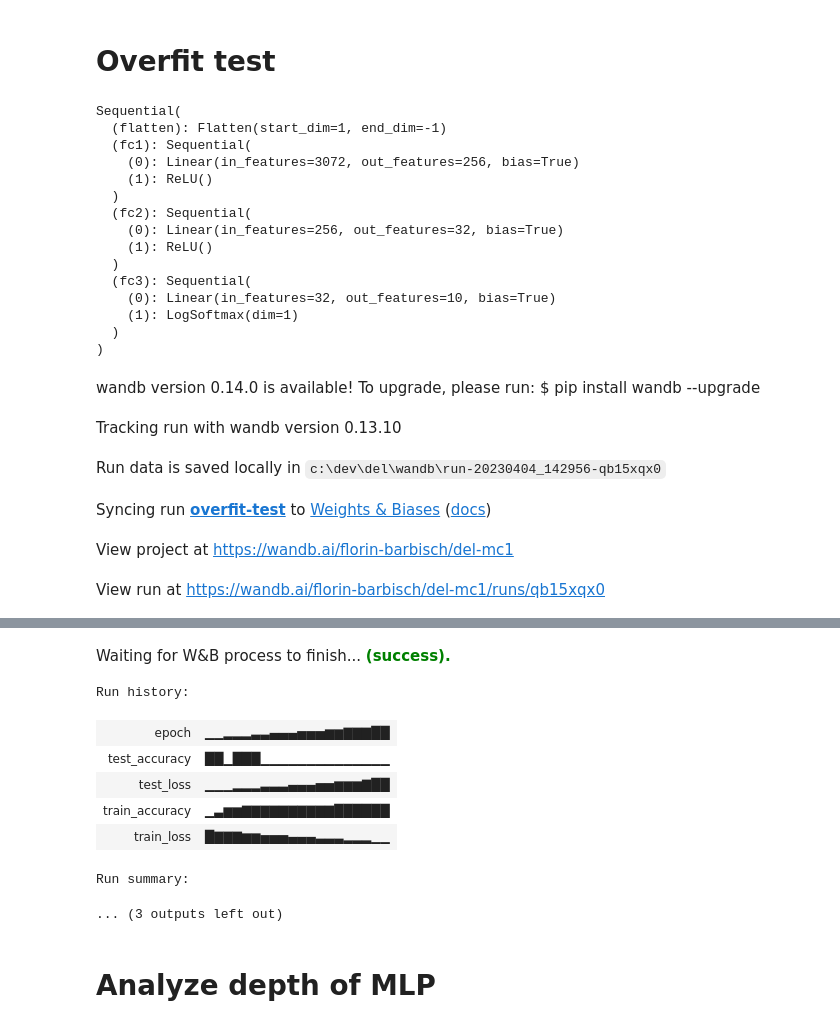
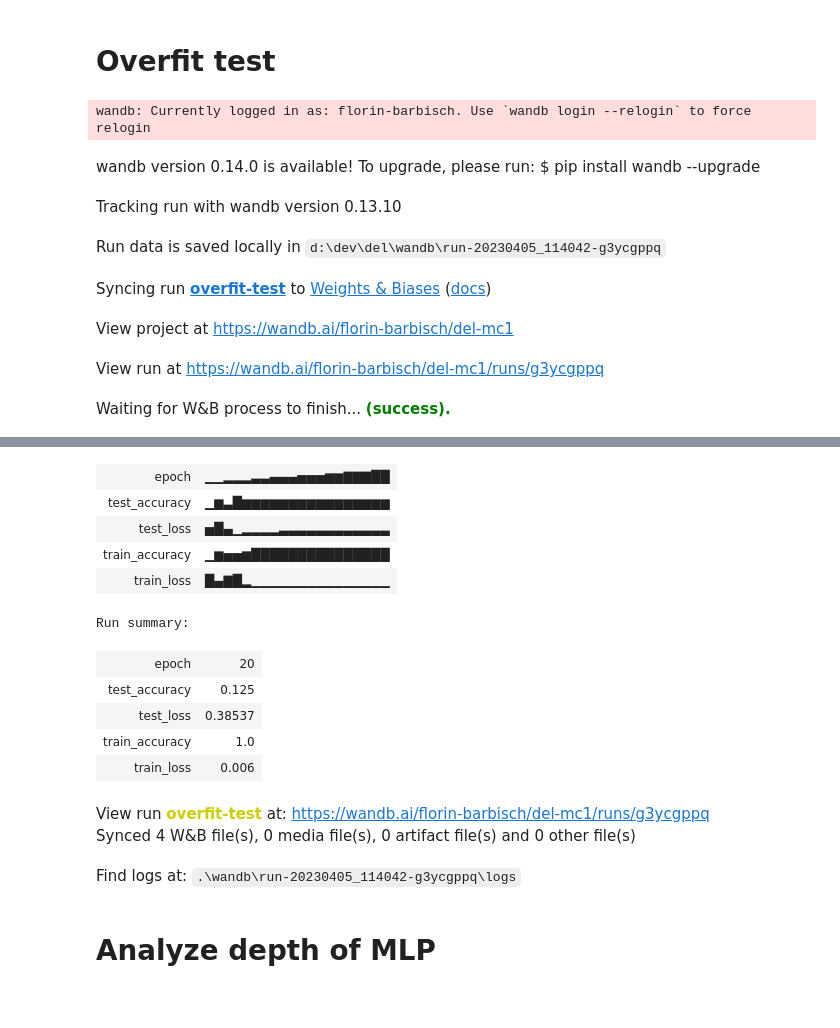
Before and after one commit to florinbarbisch/del, a Jupyter notebook: mc1.ipynb, the cells around one changed output, grey strips where cells are left out. Cells and saved outputs as stored; diff of their text form; code cells hidden in the pictures.

```diff
--- a/mc1.ipynb
+++ b/mc1.ipynb
@@ -346,7 +344,7 @@ def train(model, train_loader, device, optimizer, criterion, epoch, classes):
 
         accuracy.update(output, target)
 
-        if batch_idx % 100 == 0:
+        if batch_idx % 100 == 0 and False:
             print('Train Epoch: {} [{}/{} ({:.0f}%)]\tLoss: {:.6f}'.format(
                 epoch, batch_idx * len(data), len(train_loader.dataset),
                 100. * batch_idx / len(train_loader), loss.item()))
@@ -381,9 +379,7 @@ def test(model, test_loader, device, criterion, classes):
 
     return { "test_accuracy": accuracy.compute(), "test_loss": test_loss}
 # %%
-import random
-
-def train_and_eval_model(run_name, model, train_loader, test_loader, optimizer, criterion, batch_size=16, epochs=10, lr=0.1, cuda=True, seed=42):
+def train_and_eval_model(run_name, model, train_loader=train_32, test_loader=test_32, optimizer=None, criterion=nn.CrossEntropyLoss(), batch_size=32, epochs=50, lr=0.1, weights_init="He", cuda=True, seed=42):
     config = {
                 "batch_size": batch_size,
                 "epochs": epochs,
@@ -396,8 +392,16 @@ def train_and_eval_model(run_name, model, train_loader, test_loader, optimizer,
     torch.manual_seed(seed)
     random.seed(seed)
     np.random.seed(seed)
-    torch.use_deterministic_algorithms(True)
 
+    # init optimizer
+    if optimizer is None:
+        optimizer = optim.SGD(model.parameters(), lr=lr)
+
+    # init weights
+    if weights_init == "He":
+        init_weights(model)
+    else:
+        print("WARNING: Weights not initialized")
 
     with wandb.init(entity="florin-barbisch",
                     project="del-mc1",
@@ -407,7 +411,6 @@ def train_and_eval_model(run_name, model, train_loader, test_loader, optimizer,
         if config["cuda"] & use_cuda != config["cuda"]:
             print("WARNING: You don't have a CUDA device, so you are running on CPU.")
         device = torch.device("cuda" if use_cuda else "cpu")
-        #kwargs = {'num_workers': 1, 'pin_memory': True} if use_cuda else {}
 
         model.to(device)
 
@@ -421,7 +424,7 @@ def train_and_eval_model(run_name, model, train_loader, test_loader, optimizer,
 # Overfit test
 # %%
 def SmallMLP():
-    model = nn.Sequential(
+    return nn.Sequential(
         OrderedDict([
         ('flatten', nn.Flatten()),
         ('fc1', nn.Sequential(nn.Linear(32 * 32 * 3, 256), nn.ReLU())),
@@ -429,13 +432,9 @@ def SmallMLP():
         ('fc3', nn.Sequential(nn.Linear(32, 10), nn.LogSoftmax(dim=1)))
         ])
     )
-    # initialize weights using he_normal
-    for m in model.modules():
-        if isinstance(m, nn.Linear):
-            torch.nn.init.kaiming_normal_(m.weight)
+
 
 model = SmallMLP()
-lr = 0.01
 batch_size = 16
 
 overfit_train_loader = torch.utils.data.DataLoader(
@@ -446,28 +445,13 @@ overfit_test_loader = torch.utils.data.DataLoader(
     torch.utils.data.TensorDataset(test_images[:batch_size], test_labels[:batch_size]),
     batch_size=batch_size)
 
-optimizer = optim.SGD(model.parameters(), lr=lr)
-criterion = nn.CrossEntropyLoss()
-train_and_eval_model("overfit-test", model, overfit_train_loader, overfit_test_loader, optimizer, criterion, batch_size=batch_size, epochs=20, lr=lr)
+train_and_eval_model("overfit-test", model, overfit_train_loader, overfit_test_loader, batch_size=batch_size, epochs=20)
 # %% [output]
-Sequential(
-  (flatten): Flatten(start_dim=1, end_dim=-1)
-  (fc1): Sequential(
-    (0): Linear(in_features=3072, out_features=256, bias=True)
-    (1): ReLU()
-  )
-  (fc2): Sequential(
-    (0): Linear(in_features=256, out_features=32, bias=True)
-    (1): ReLU()
-  )
-  (fc3): Sequential(
-    (0): Linear(in_features=32, out_features=10, bias=True)
-    (1): LogSoftmax(dim=1)
-  )
-)
+wandb: Currently logged in as: florin-barbisch. Use `wandb login --relogin` to force relogin
 wandb version 0.14.0 is available! To upgrade, please run: $ pip install wandb --upgrade
 Tracking run with wandb version 0.13.10
-Run data is saved locally in c:\dev\del\wandb\run-20230404_142956-qb15xqx0
+Run data is saved locally in d:\dev\del\wandb\run-20230405_114042-g3ycgppq
 Syncing run overfit-test to Weights & Biases (docs)
 View project at https://wandb.ai/florin-barbisch/del-mc1
-View run at https://wandb.ai/florin-barbisch/del-mc1/runs/qb15xqx0
+View run at https://wandb.ai/florin-barbisch/del-mc1/runs/g3ycgppq
+Waiting for W&B process to finish... (success).
@@ -491,12 +459,17 @@ Train Epoch: 20 [0/16 (0%)]     Loss: 1.563184
-Waiting for W&B process to finish... (success).
+| epoch | ▁▁▂▂▂▃▃▄▄▄▅▅▅▆▆▇▇▇██ |
+| test_accuracy | ▁▆▃█▆▆▆▆▆▆▆▆▆▆▆▆▆▆▆▆ |
+| test_loss | ▅█▄▁▂▂▂▂▃▃▃▃▃▃▃▃▃▃▃▃ |
+| train_accuracy | ▁▆▅▅▆███████████████ |
+| train_loss | █▄▇█▂▁▁▁▁▁▁▁▁▁▁▁▁▁▁▁ |
-Run history:
+Run summary:
-| epoch | ▁▁▂▂▂▃▃▄▄▄▅▅▅▆▆▇▇▇██ |
-| test_accuracy | ██▁███▁▁▁▁▁▁▁▁▁▁▁▁▁▁ |
-| test_loss | ▁▁▁▂▂▂▃▃▃▄▄▄▅▅▆▆▆▇██ |
-| train_accuracy | ▁▃▆▆▇▇▇▇▇▇▇▇▇▇██████ |
-| train_loss | █▇▇▇▆▆▅▅▅▄▄▄▃▃▃▂▂▂▁▁ |
-Run summary:
-... (3 outputs left out)
+| epoch | 20 |
+| test_accuracy | 0.125 |
+| test_loss | 0.38537 |
+| train_accuracy | 1.0 |
+| train_loss | 0.006 |
+View run overfit-test at: https://wandb.ai/florin-barbisch/del-mc1/runs/g3ycgppq
+Synced 4 W&B file(s), 0 media file(s), 0 artifact file(s) and 0 other file(s)
+Find logs at: .\wandb\run-20230405_114042-g3ycgppq\logs
 # %% [markdown]
 # Analyze depth of MLP
 # %%
```
Also changed, not shown: parts of 29 cells of this notebook.
